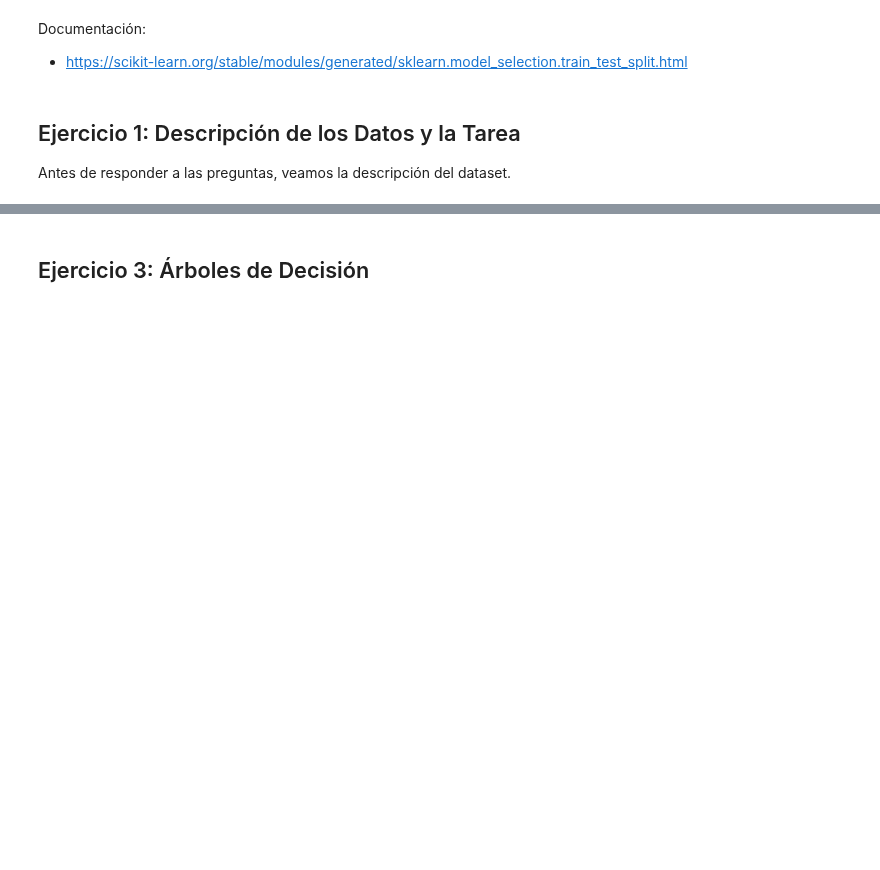
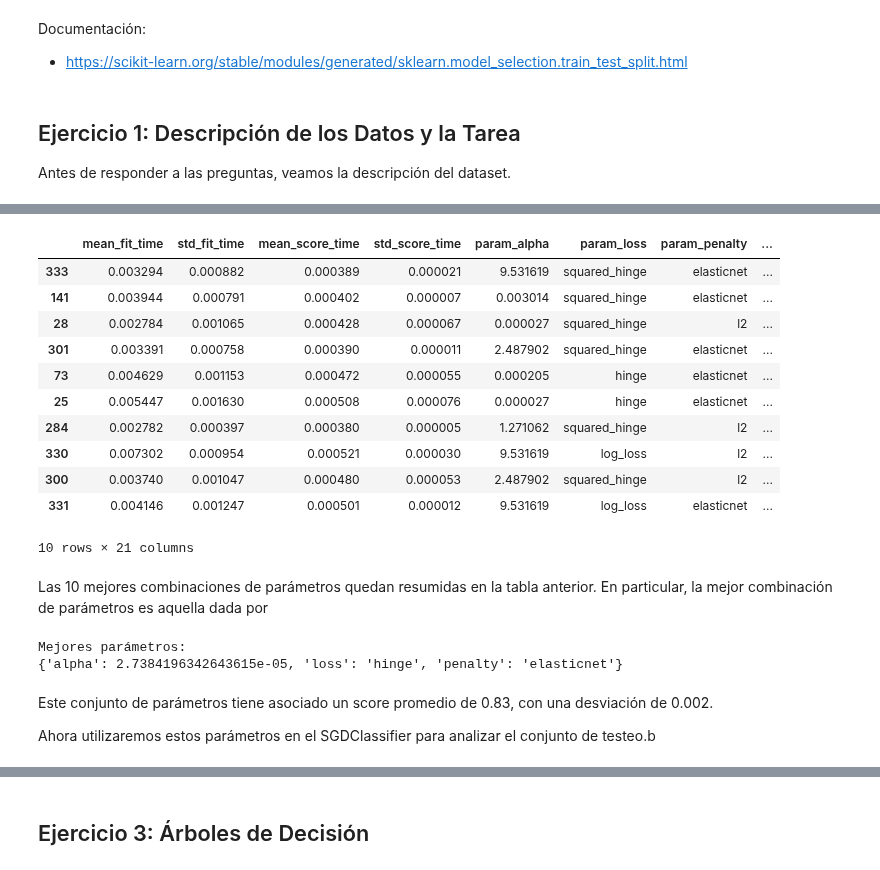
Before and after one commit to Cheva94/Diplo_G22, a Jupyter notebook: IAA/parte2_resolucion.ipynb, the cells around one changed output, grey strips where cells are left out. Drawn from its saved outputs; the diff is of its cells as text; code cells hidden in the pictures; blank space fills up the shorter version.

```diff
--- a/IAA/parte2_resolucion.ipynb
+++ b/IAA/parte2_resolucion.ipynb
@@ -150,0 +276,50 @@ Documentación:
+# %%
+# SGDClassifier --> Valid parameters are: ['alpha', 'average', 'class_weight', 'early_stopping', 'epsilon',
+# 'eta0', 'fit_intercept', 'l1_ratio', 'learning_rate', 'loss', 'max_iter', 'n_iter_no_change','n_jobs',
+# 'penalty', 'power_t', 'random_state', 'shuffle', 'tol', 'validation_fraction', 'verbose', 'warm_start'].
+
+# Primero creamos una lista logarítmica de valores de alpha
+alpha_list = np.ones(50)
+alpha_list = np.logspace(-5, 2, 49, endpoint = True)
+
+# Luego creamos el diccionario de parámetros de interés a explorar
+param_grid = {
+    'loss': ['hinge', 'log_loss','squared_hinge','squared_error'],
+    'alpha': alpha_list,
+    'penalty': ['l2', 'elasticnet'],
+}
+
+# Aplicación del SGDClassifier
+model = SGDClassifier(random_state=0)
+
+cv = GridSearchCV(model, param_grid, scoring='accuracy', n_jobs=8, cv=10)
+cv.fit(x_train, y_train);
+
+results = cv.cv_results_
+df_results = pd.DataFrame(results)
+df_results.sort_values(by=['rank_test_score']).head(10)
+# %% [output]
+|  | mean_fit_time | std_fit_time | mean_score_time | std_score_time | param_alpha | param_loss | param_penalty | ... |
+| 333 | 0.003294 | 0.000882 | 0.000389 | 0.000021 | 9.531619 | squared_hinge | elasticnet | ... |
+| 141 | 0.003944 | 0.000791 | 0.000402 | 0.000007 | 0.003014 | squared_hinge | elasticnet | ... |
+| 28 | 0.002784 | 0.001065 | 0.000428 | 0.000067 | 0.000027 | squared_hinge | l2 | ... |
+| 301 | 0.003391 | 0.000758 | 0.000390 | 0.000011 | 2.487902 | squared_hinge | elasticnet | ... |
+| 73 | 0.004629 | 0.001153 | 0.000472 | 0.000055 | 0.000205 | hinge | elasticnet | ... |
+| 25 | 0.005447 | 0.001630 | 0.000508 | 0.000076 | 0.000027 | hinge | elasticnet | ... |
+| 284 | 0.002782 | 0.000397 | 0.000380 | 0.000005 | 1.271062 | squared_hinge | l2 | ... |
+| 330 | 0.007302 | 0.000954 | 0.000521 | 0.000030 | 9.531619 | log_loss | l2 | ... |
+| 300 | 0.003740 | 0.001047 | 0.000480 | 0.000053 | 2.487902 | squared_hinge | l2 | ... |
+| 331 | 0.004146 | 0.001247 | 0.000501 | 0.000012 | 9.531619 | log_loss | elasticnet | ... |
+10 rows × 21 columns
+# %% [markdown]
+Las 10 mejores combinaciones de parámetros quedan resumidas en la tabla anterior. En particular, la mejor combinación de parámetros es aquella dada por
+# %%
+print('Mejores parámetros:')
+print(cv.best_params_)
+# %% [output]
+Mejores parámetros:
+{'alpha': 2.7384196342643615e-05, 'loss': 'hinge', 'penalty': 'elasticnet'}
+# %% [markdown]
+Este conjunto de parámetros tiene asociado un score promedio de 0.83, con una desviación de 0.002.
+
+Ahora utilizaremos estos parámetros en el SGDClassifier para analizar el conjunto de testeo.b
```
Also changed, not shown: parts of 32 cells of this notebook.
